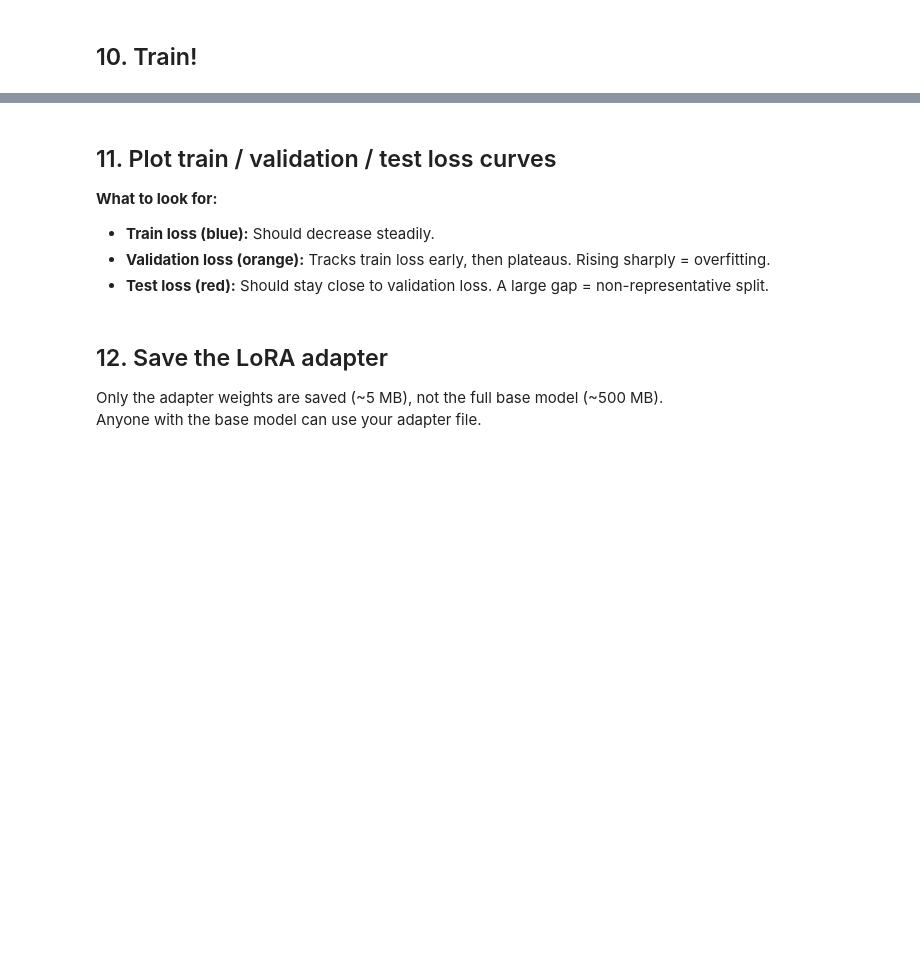
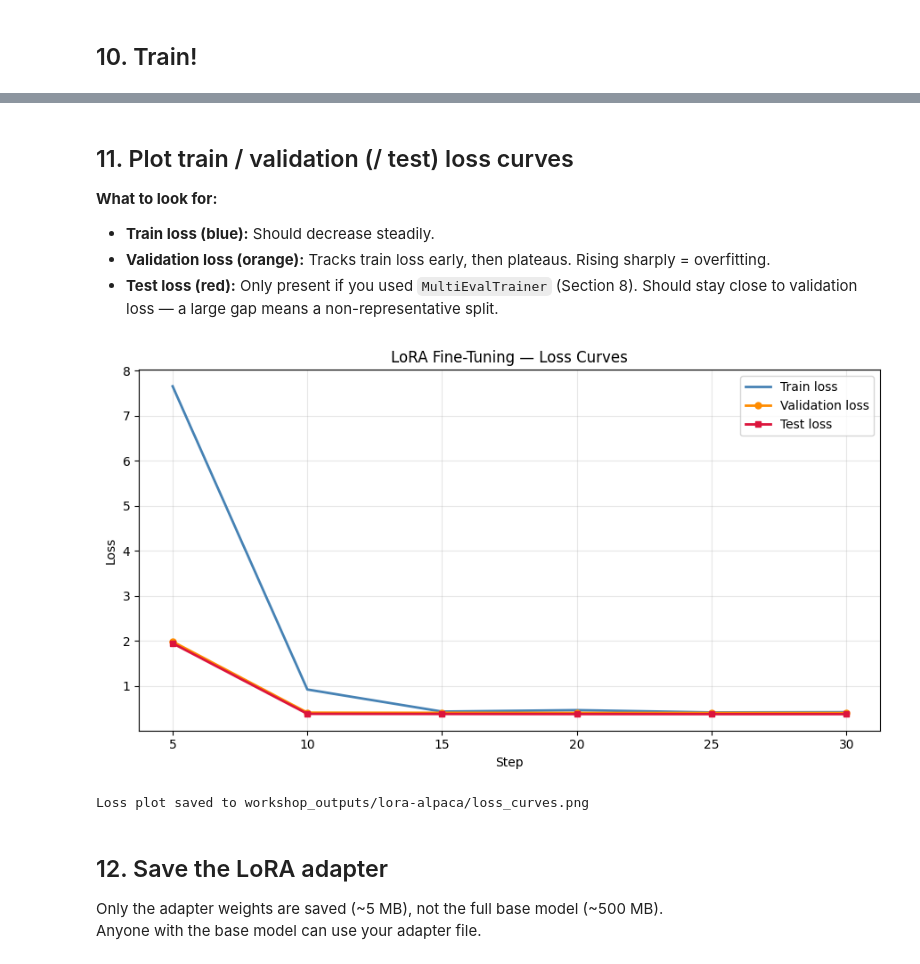
Before and after one commit to ebarezi/AI_Workshops, a Jupyter notebook: 1stWorkshop/Workshop1_LoRA_Finetuning.ipynb, the cells around one changed output, grey strips where cells are left out. Drawn from its saved outputs; the diff is of its cells as text; code cells hidden in the pictures; blank space fills up the shorter version.

```diff
--- a/1stWorkshop/Workshop1_LoRA_Finetuning.ipynb
+++ b/1stWorkshop/Workshop1_LoRA_Finetuning.ipynb
@@ -212,21 +290,21 @@ use_cuda = torch.cuda.is_available()
 print(f"Loading base model ({'CUDA' if use_cuda else 'CPU'})...")
 
 if use_cuda:
-    bnb_config = BitsAndBytesConfig(
-        load_in_4bit=True,
-        bnb_4bit_use_double_quant=True,
-        bnb_4bit_quant_type="nf4",
-        bnb_4bit_compute_dtype=torch.bfloat16,
+    bnb_config = BitsAndBytesConfig( # this configuration tells the model to load in 4-bit precision, which reduces memory usage and speeds up training.
+        load_in_4bit=True, # enables loading the model in 4-bit precision, which reduces memory usage and speeds up training. This is particularly useful for large models that may not fit in GPU memory otherwise.
+        bnb_4bit_use_double_quant=True, # enables a technique called double quantization, which can improve the quality of 4-bit quantization by using an intermediate representation.
+        bnb_4bit_quant_type="nf4", # specifies the quantization type to use for 4-bit quantization. "nf4" stands for "normal float 4", which is a specific quantization scheme that can help preserve model accuracy while reducing memory usage.
+        bnb_4bit_compute_dtype=torch.bfloat16, # sets the compute dtype for 4-bit quantization to bfloat16, which is a lower-precision format that can speed up training while maintaining accuracy.
     )
     base_model = AutoModelForCausalLM.from_pretrained(
         model_name,
         quantization_config=bnb_config,
         device_map="auto",
     )
-    base_model = prepare_model_for_kbit_training(
+    base_model = prepare_model_for_kbit_training( # this function prepares the model for training with quantized weights (like our 4-bit model). It typically involves freezing certain layers and enabling gradient checkpointing to save memory during training.
         base_model,
         use_gradient_checkpointing=True,
-        gradient_checkpointing_kwargs={"use_reentrant": False},  # avoids PyTorch deprecation warning
+       #gradient_checkpointing_kwargs={"use_reentrant": False}, # avoids PyTorch deprecation warning about reentrant checkpointing
     )
 else:
     base_model = AutoModelForCausalLM.from_pretrained(
@@ -289,4 +397,6 @@ not on any manual `.evaluate()` calls.
 # %%
+track_test_loss = True  # set True and run Section 8, if you want a test loss curve too
+
 class MultiEvalTrainer(Trainer):
     """Trainer that also evaluates the test set at every eval step."""
 
@@ -340,15 +453,21 @@ training_args = TrainingArguments(
     report_to="none",
 )
 
-trainer = MultiEvalTrainer(
+
+
+trainer_kwargs = dict(
     model=model,
     args=training_args,
     train_dataset=tokenized["train"],
     eval_dataset=tokenized["validation"],
-    test_dataset=tokenized["test"],
     processing_class=tokenizer,
     data_collator=default_data_collator,
     callbacks=[EarlyStoppingCallback(early_stopping_patience=3)],
 )
 
-print("Trainer ready.")
+if track_test_loss:
+    trainer = MultiEvalTrainer(test_dataset=tokenized["test"], **trainer_kwargs)
+else:
+    trainer = Trainer(**trainer_kwargs)
+
+print(f"Trainer ready ({'with' if track_test_loss else 'without'} test loss tracking).")
@@ -359,41 +497,45 @@ trainer.train()
 # %% [markdown]
-## 11. Plot train / validation / test loss curves
+## 11. Plot train / validation (/ test) loss curves
 
 **What to look for:**
 - **Train loss (blue):** Should decrease steadily.
 - **Validation loss (orange):** Tracks train loss early, then plateaus. Rising sharply = overfitting.
-- **Test loss (red):** Should stay close to validation loss. A large gap = non-representative split.
+- **Test loss (red):** Only present if you used `MultiEvalTrainer` (Section 8). Should stay close to validation loss — a large gap means a non-representative split.
 # %%
 train_steps, train_losses = [], []
 eval_steps,  eval_losses  = [], []
 test_steps,  test_losses  = [], []
 
 for entry in trainer.state.log_history:
     if "loss" in entry and "eval_loss" not in entry:
         train_steps.append(entry["step"])
         train_losses.append(entry["loss"])
     if "eval_loss" in entry:
         eval_steps.append(entry["step"])
         eval_losses.append(entry["eval_loss"])
     if "test_loss" in entry:
         test_steps.append(entry["step"])
         test_losses.append(entry["test_loss"])
 
 fig, ax = plt.subplots(figsize=(9, 5))
 ax.plot(train_steps, train_losses, label="Train loss",      color="steelblue",  linewidth=2)
 ax.plot(eval_steps,  eval_losses,  label="Validation loss", color="darkorange", linewidth=2, marker="o", markersize=5)
-ax.plot(test_steps,  test_losses,  label="Test loss",       color="crimson",    linewidth=2, marker="s", markersize=5)
+if test_losses:  # only present if MultiEvalTrainer (Section 8) was used
+    ax.plot(test_steps, test_losses, label="Test loss", color="crimson", linewidth=2, marker="s", markersize=5)
 ax.set_xlabel("Step")
 ax.set_ylabel("Loss")
-ax.set_title("LoRA Fine-Tuning — Train / Validation / Test Loss")
+ax.set_title("LoRA Fine-Tuning — Loss Curves")
 ax.legend()
 ax.grid(True, alpha=0.3)
 fig.tight_layout()
 
 plot_path = "workshop_outputs/lora-alpaca/loss_curves.png"
 fig.savefig(plot_path, dpi=150)
 plt.show()
 print(f"Loss plot saved to {plot_path}")
+# %% [output]
+[figure, added]
+Loss plot saved to workshop_outputs/lora-alpaca/loss_curves.png
 # %% [markdown]
 ## 12. Save the LoRA adapter
 
```
Also changed, not shown: parts of 15 cells of this notebook, 7 other files.
